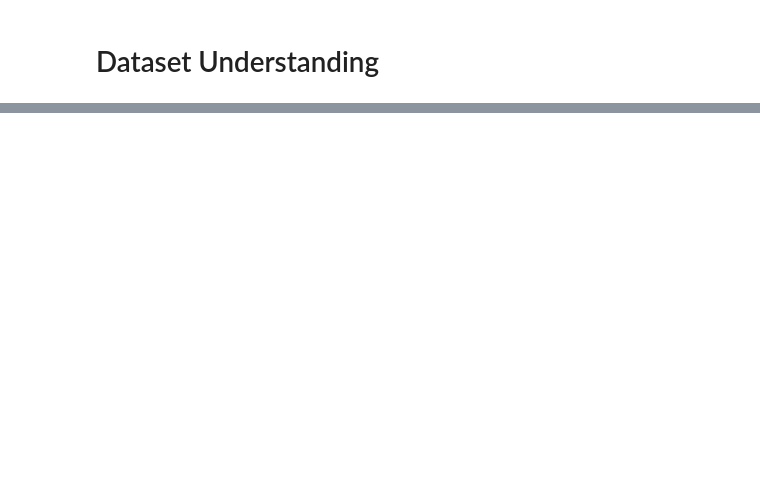
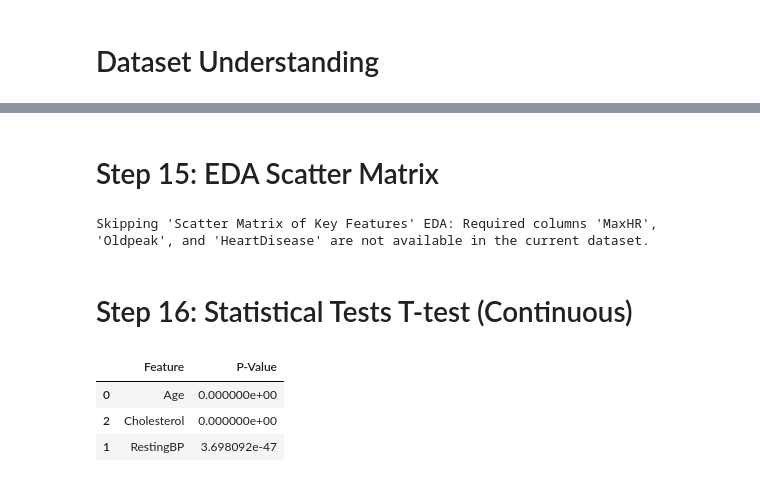
Before and after one commit to usama488/Data-science, a Jupyter notebook: heart_disease.ipynb, the cells around one changed output, grey strips where cells are left out. Cells and saved outputs as stored; diff of their text form; code cells hidden in the pictures; blank space fills up the shorter version.

```diff
--- a/heart_disease.ipynb
+++ b/heart_disease.ipynb
@@ -169,0 +108,11 @@ plt.show()
+# %%
+# Binary encoding
+df['Gender_F'] = (df['gender'] == 1).astype(int) # Assuming 1 is female and 2 is male, or adjust as per data dictionary
+# The following columns are not present in the cardio_train.csv.zip dataset:
+# df['ExerciseAngina_Y'] = (df['ExerciseAngina'] == 'Y').astype(int)
+
+# One-hot encoding for multi‑category columns
+# The following columns are not present in the cardio_train.csv.zip dataset:
+# df = pd.get_dummies(df, columns=['ChestPainType', 'RestingECG', 'ST_Slope'], drop_first=True)
+
+print("Categorical encoding complete for available columns.")
@@ -169,0 +123,21 @@ plt.show()
+# %%
+# Rename columns to match notebook's expectations for feature engineering
+df.rename(columns={'age': 'Age', 'cholesterol': 'Cholesterol'}, inplace=True)
+
+# Age groups (for EDA only, not used in model)
+df['AgeGroup'] = pd.cut(df['Age'], bins=[20,40,50,60,70,90],
+                         labels=['20-40','40-50','50-60','60-70','70+'])
+
+# Interaction features - adapted to available columns
+df['Age_Chol'] = df['Age'] * df['Cholesterol'] / 1000
+# The following interaction features depend on missing columns (MaxHR, Oldpeak) and will be skipped.
+# df['Age_MaxHR'] = df['Age'] * df['MaxHR'] / 100
+# df['Oldpeak_Age'] = df['Oldpeak'] * df['Age'] / 10
+
+# Simple risk score - adapted to available features
+# The original Risk_Score included MaxHR, Oldpeak, and ExerciseAngina_Y which are missing.
+# We will simplify it using only available features.
+df['Risk_Score'] = (df['Age'] > 50).astype(int) + \
+                   (df['Cholesterol'] > 200).astype(int)
+
+print(" Feature engineering done. New shape:", df.shape)
@@ -169,0 +227,27 @@ plt.show()
+# %% [markdown]
+# Step 15: EDA Scatter Matrix
+# %%
+print("Skipping 'Scatter Matrix of Key Features' EDA: Required columns 'MaxHR', 'Oldpeak', and 'HeartDisease' are not available in the current dataset.")
+# Original code (commented out):
+# fig = px.scatter_matrix(df, dimensions=['Age','Cholesterol','MaxHR','Oldpeak'],
+#                         color='HeartDisease', title='Scatter Matrix of Key Features')
+# fig.update_traces(diagonal_visible=False)
+# fig.show()
+# %% [output]
+Skipping 'Scatter Matrix of Key Features' EDA: Required columns 'MaxHR', 'Oldpeak', and 'HeartDisease' are not available in the current dataset.
+# %% [markdown]
+# Step 16: Statistical Tests T‑test (Continuous)
+# %%
+cont_vars = ['Age','RestingBP','Cholesterol'] # Adapted to available continuous columns
+ttest_results = []
+for v in cont_vars:
+    g1 = df[df['cardio']==1][v]
+    g0 = df[df['cardio']==0][v]
+    t, p = stats.ttest_ind(g1, g0)
+    ttest_results.append({'Feature':v, 'P-Value':p})
+pd.DataFrame(ttest_results).sort_values('P-Value')
+# %% [output]
+|  | Feature | P-Value |
+| 0 | Age | 0.000000e+00 |
+| 2 | Cholesterol | 0.000000e+00 |
+| 1 | RestingBP | 3.698092e-47 |
```
Also changed, not shown: parts of 92 cells of this notebook.
